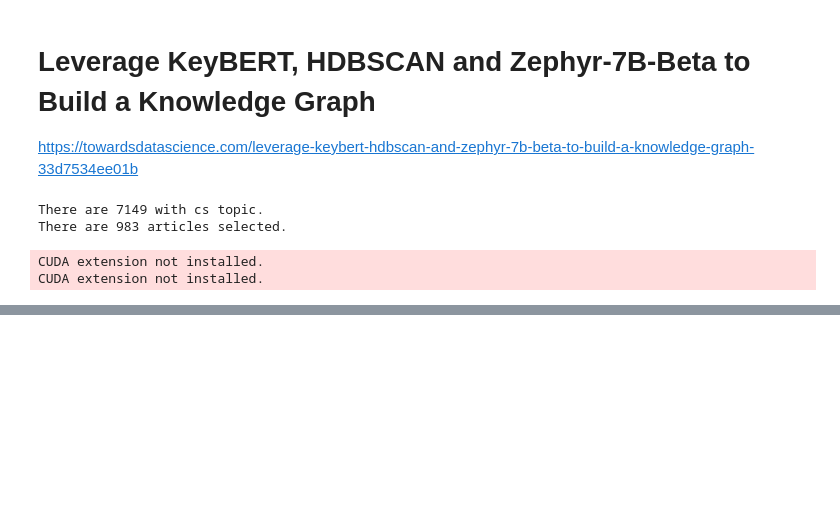
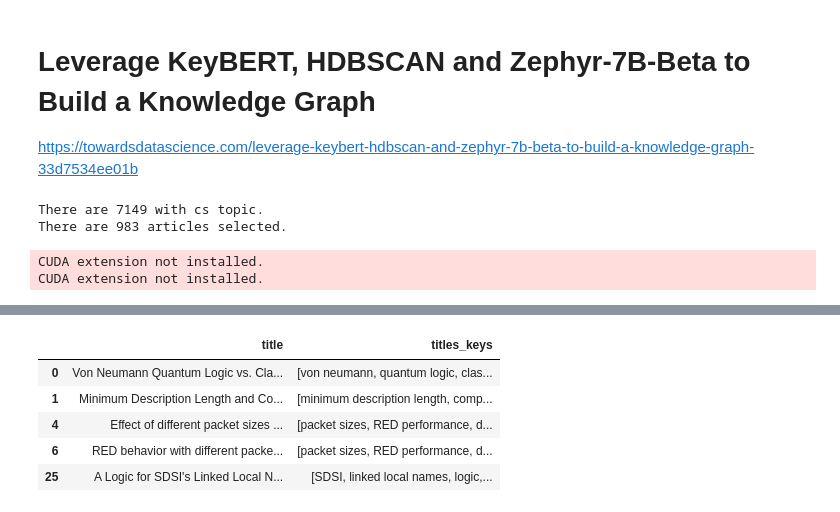
Before and after one commit to ehsantaati/knowledge_graphs, a Jupyter notebook: keybert_hdbscan_llm_KG.ipynb, the cells around one changed output, grey strips where cells are left out. Cells and saved outputs as stored; diff of their text form; code cells hidden in the pictures; blank space fills up the shorter version.

```diff
--- a/keybert_hdbscan_llm_KG.ipynb
+++ b/keybert_hdbscan_llm_KG.ipynb
@@ -134,0 +150,9 @@ Setting `pad_token_id` to `eos_token_id`:2 for open-end generation.
+# %%
+df[['title','titles_keys']].head()
+# %% [output]
+|  | title | titles_keys |
+| 0 | Von Neumann Quantum Logic vs. Cla... | [von neumann, quantum logic, clas... |
+| 1 | Minimum Description Length and Co... | [minimum description length, comp... |
+| 4 | Effect of different packet sizes ... | [packet sizes, RED performance, d... |
+| 6 | RED behavior with different packe... | [packet sizes, RED performance, d... |
+| 25 | A Logic for SDSI's Linked Local N... | [SDSI, linked local names, logic,... |
```
Also changed, not shown: parts of 10 cells of this notebook.
